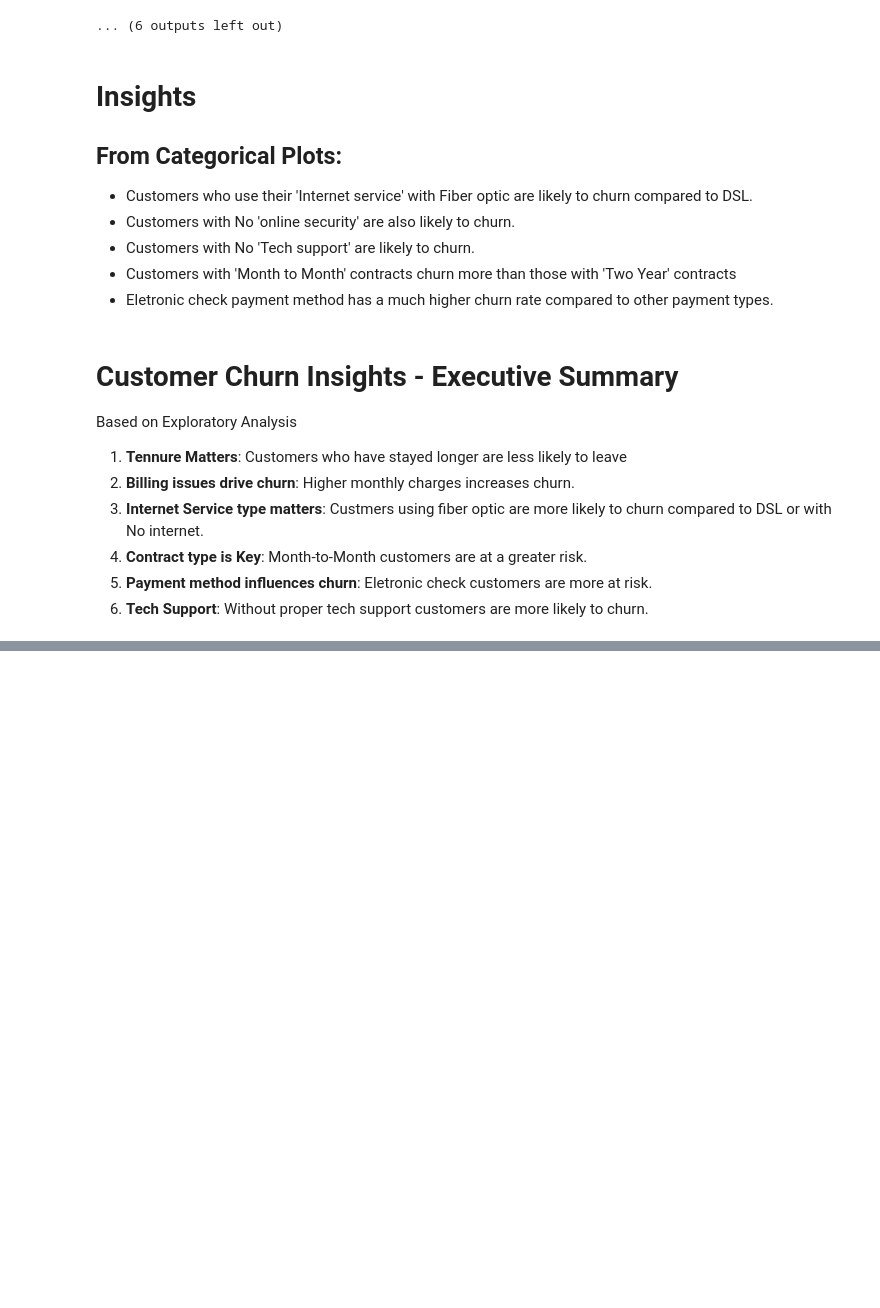
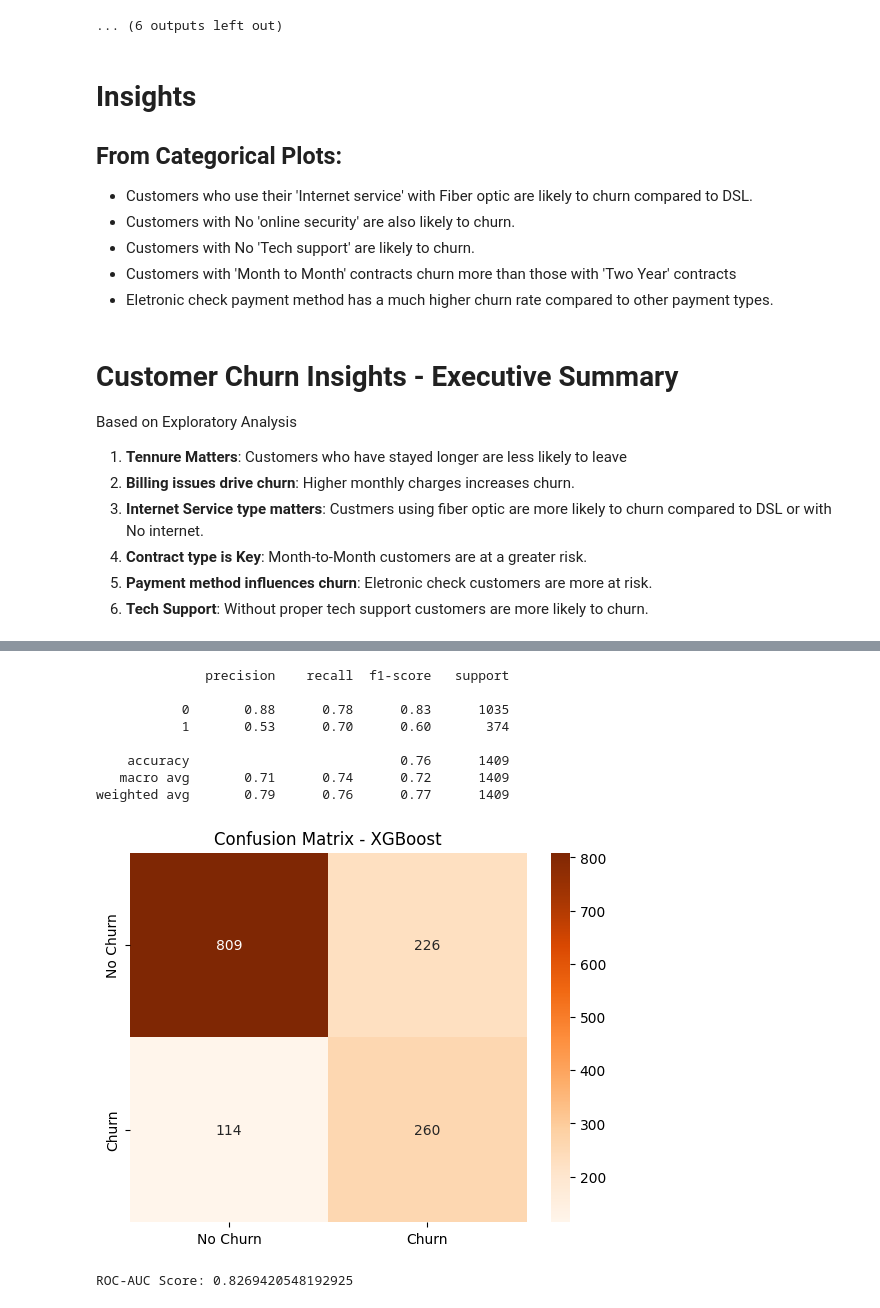
Before and after one commit to BHARATH077/customer-churn-ml, a Jupyter notebook: notebooks/01_data_exploration.ipynb, the cells around one changed output, grey strips where cells are left out. Saved outputs shown, nothing was run; the diff lists cells and outputs as text; code cells hidden in the pictures; blank space fills up the shorter version.

```diff
--- a/notebooks/01_data_exploration.ipynb
+++ b/notebooks/01_data_exploration.ipynb
@@ -283,0 +365,70 @@ print(classification_report(y_test, y_pred))
+# %%
+# XGBoost Model & Model Comparison
+
+# Install & Import XGBoost
+!pip install xgboost
+from xgboost import XGBClassifier
+from sklearn.metrics import classification_report, confusion_matrix, roc_auc_score
+
+# Train XGBoost
+xgb = XGBClassifier(
+    n_estimators=300,
+    learning_rate=0.1,
+    max_depth=6,
+    scale_pos_weight=(len(y_train) - y_train.sum()) / y_train.sum(),  # handle imbalance
+    random_state=42,
+    use_label_encoder=False,
+    eval_metric="logloss"
+)
+
+xgb.fit(X_train, y_train)
+
+# Predictions
+y_pred_xgb = xgb.predict(X_test)
+y_prob_xgb = xgb.predict_proba(X_test)[:,1]
+
+
+# Evaluate XGBoost
+print(classification_report(y_test, y_pred_xgb))
+
+cm = confusion_matrix(y_test, y_pred_xgb)
+sns.heatmap(cm, annot=True, fmt="d", cmap="Oranges", xticklabels=["No Churn","Churn"], yticklabels=["No Churn","Churn"])
+plt.title("Confusion Matrix - XGBoost")
+plt.show()
+
+print("ROC-AUC Score:", roc_auc_score(y_test, y_prob_xgb))
+
+
+# Feature Importance (XGBoost style)
+import pandas as pd
+import matplotlib.pyplot as plt
+
+feat_importances_xgb = pd.Series(xgb.feature_importances_, index=X_train.columns).sort_values(ascending=False).head(15)
+
+plt.figure(figsize=(8,5))
+sns.barplot(x=feat_importances_xgb.values, y=feat_importances_xgb.index, palette="magma")
+plt.title("Top 15 Feature Importances - XGBoost")
+plt.show()
+
+# Model Comparison Table
+
+from sklearn.metrics import precision_score, recall_score, f1_score, accuracy_score
+
+def evaluate_model(name, y_true, y_pred, y_prob):
+    return {
+        "Model": name,
+        "Accuracy": accuracy_score(y_true, y_pred),
+        "Precision (Churn)": precision_score(y_true, y_pred),
+        "Recall (Churn)": recall_score(y_true, y_pred),
+        "F1 (Churn)": f1_score(y_true, y_pred),
+        "ROC-AUC": roc_auc_score(y_true, y_prob)
+    }
+
+results = []
+results.append(evaluate_model("Logistic Regression", y_test, y_pred, y_prob))
+results.append(evaluate_model("Random Forest", y_test, y_pred_rf, y_prob_rf))
+results.append(evaluate_model("XGBoost", y_test, y_pred_xgb, y_prob_xgb))
+
+results_df = pd.DataFrame(results)
+print(results_df)
+# %% [output]
@@ -283,0 +442,10 @@ print(classification_report(y_test, y_pred))
+              precision    recall  f1-score   support
+
+           0       0.88      0.78      0.83      1035
+           1       0.53      0.70      0.60       374
+
+    accuracy                           0.76      1409
+   macro avg       0.71      0.74      0.72      1409
+weighted avg       0.79      0.76      0.77      1409
+[figure, added]
+ROC-AUC Score: 0.8269420548192925
```
Also changed, not shown: parts of 7 cells of this notebook.
